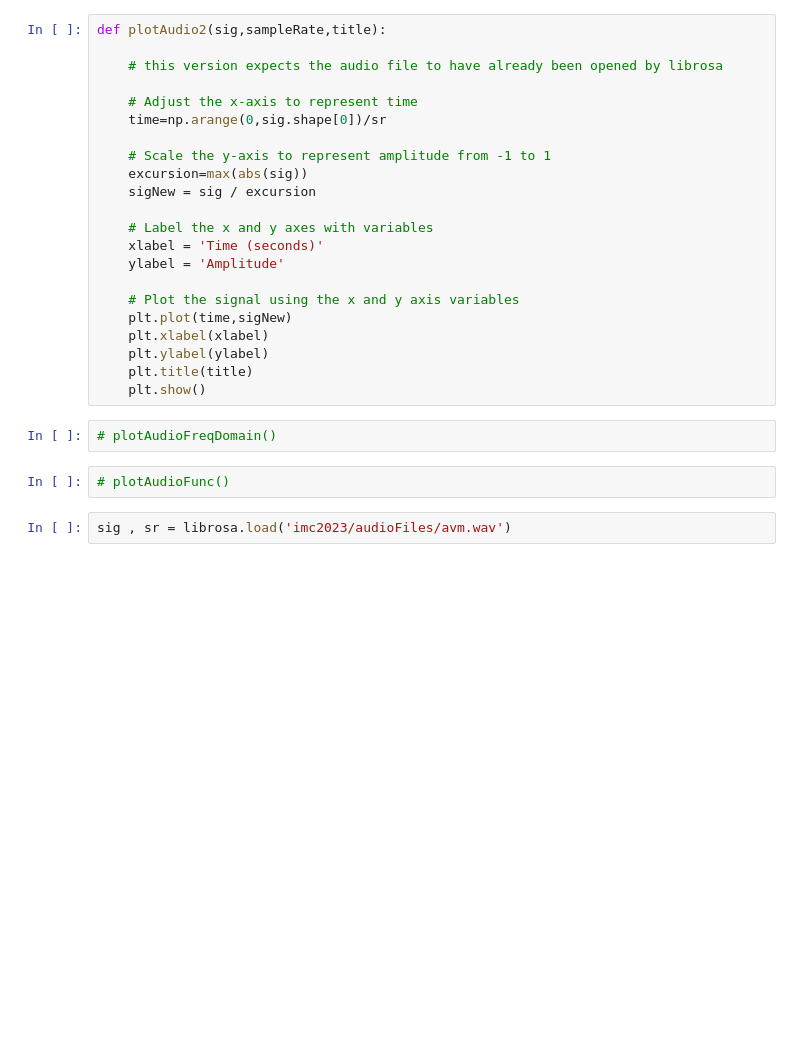
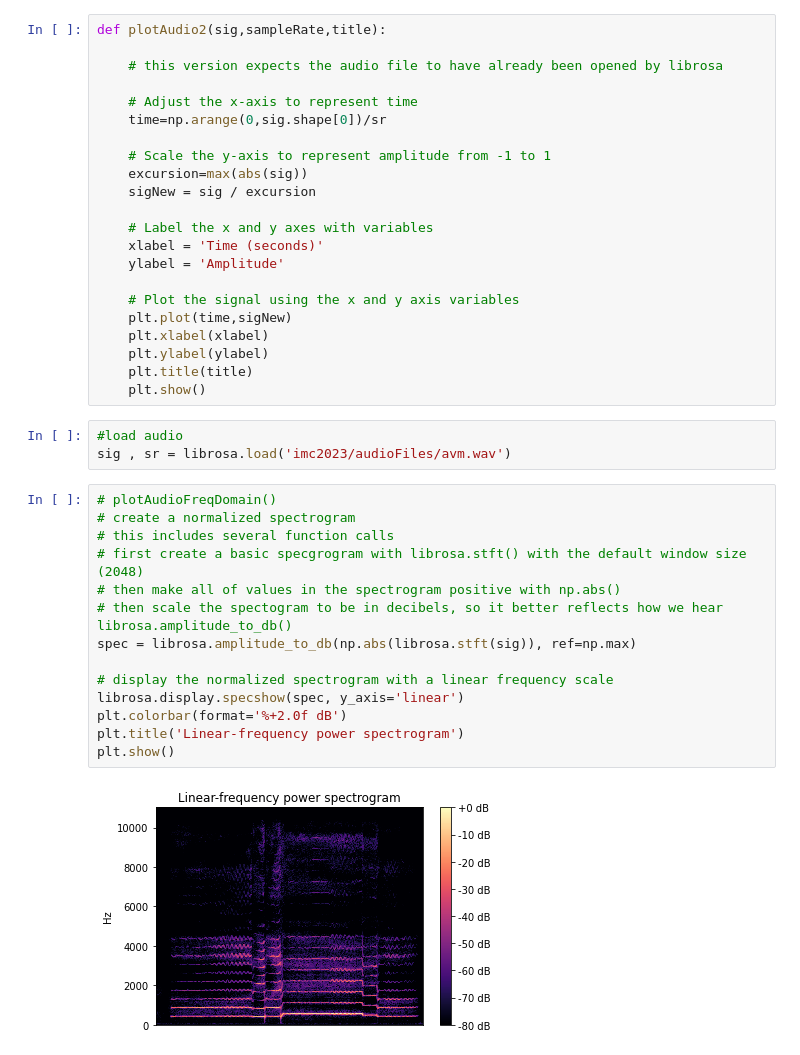
Before and after one commit to lunevaaa/-imc2023-luneva, a Jupyter notebook: Lab_3_Polina_Luneva.ipynb, the cells around one changed output. Cells and saved outputs as stored; diff of their text form; blank space fills up the shorter version.

```diff
--- a/Lab_3_Polina_Luneva.ipynb
+++ b/Lab_3_Polina_Luneva.ipynb
@@ -38,9 +38,22 @@ def plotAudio2(sig,sampleRate,title):
     plt.ylabel(ylabel)
     plt.title(title)
     plt.show()
-# %%
-# plotAudioFreqDomain()
-# %%
-# plotAudioFunc()
 # %%
+#load audio
 sig , sr = librosa.load('imc2023/audioFiles/avm.wav')
+# %%
+# plotAudioFreqDomain()
+# create a normalized spectrogram
+# this includes several function calls
+# first create a basic specgrogram with librosa.stft() with the default window size (2048)
+# then make all of values in the spectrogram positive with np.abs()
+# then scale the spectogram to be in decibels, so it better reflects how we hear librosa.amplitude_to_db()
+spec = librosa.amplitude_to_db(np.abs(librosa.stft(sig)), ref=np.max)
+
+# display the normalized spectrogram with a linear frequency scale
+librosa.display.specshow(spec, y_axis='linear')
+plt.colorbar(format='%+2.0f dB')
+plt.title('Linear-frequency power spectrogram')
+plt.show()
+# %% [output]
+[figure, added]
```
Also changed, not shown: parts of 4 cells of this notebook.
